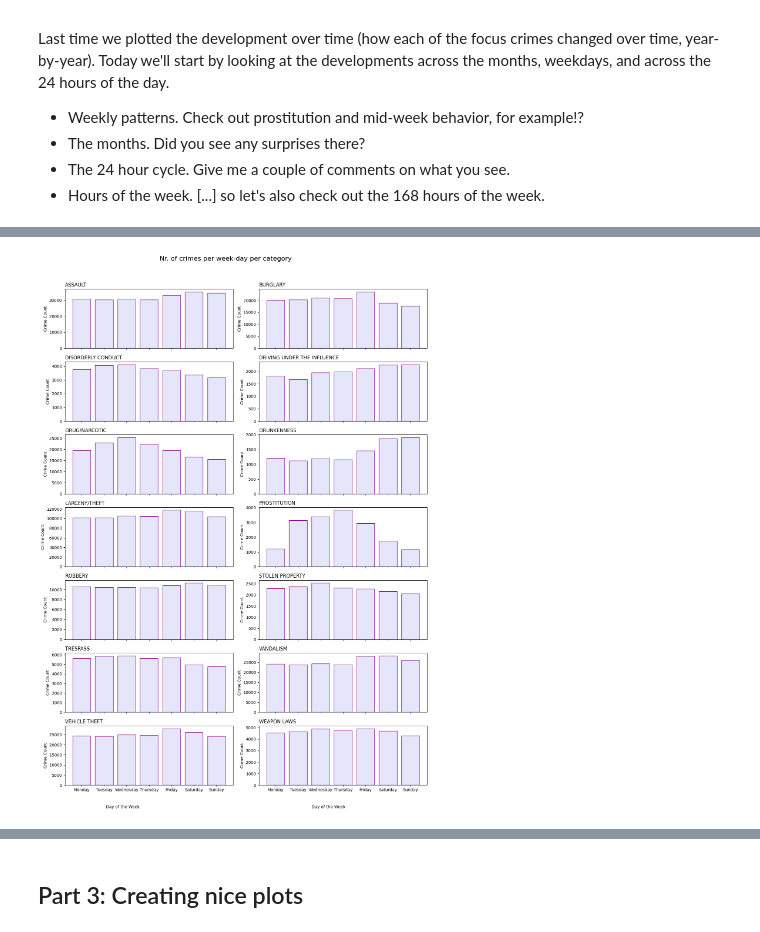
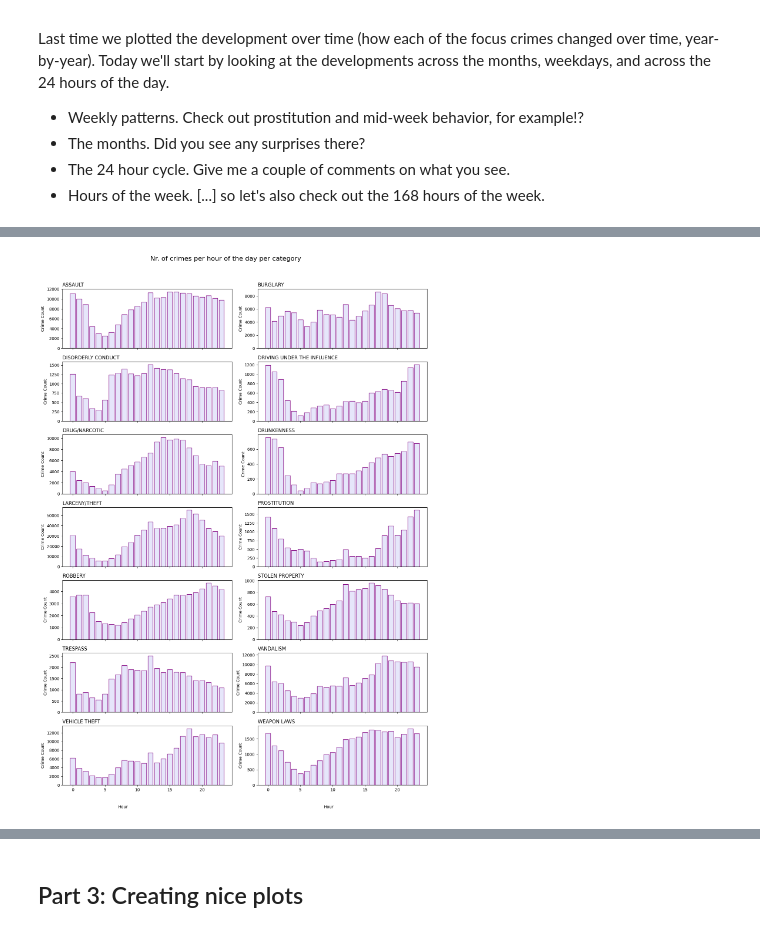
Before and after one commit to AleksandarLukic96/02806_Social_Data, a Jupyter notebook: notebooks/W2_Paula.ipynb, the cells around one changed output, grey strips where cells are left out. Saved outputs shown, nothing was run; the diff lists cells and outputs as text; code cells hidden in the pictures.

```diff
--- a/notebooks/W2_Paula.ipynb
+++ b/notebooks/W2_Paula.ipynb
@@ -230,46 +323,39 @@ Last time we plotted the development over time (how each of the focus crimes cha
 # %%
-# Weekly patterns
+# Hourly patterns
 
-import matplotlib.pyplot as plt
-import pandas as pd
-import os
-
-# Load the DataFrame from the saved CSV file
-data_path = os.path.abspath(os.path.join(os.pardir, "data"))
-cleaned_data_path = os.path.join(data_path, "Police_Department_Incident_Reports_Complete.csv")
-df = pd.read_csv(cleaned_data_path)
+import numpy as np
 
 # Define the order of the days of the week
-days_of_week = ['Monday', 'Tuesday', 'Wednesday', 'Thursday', 'Friday', 'Saturday', 'Sunday']
+hours = np.array(range(24))
 
 # Group by category and day of the week, then count occurrences
-weekly_patterns = df.groupby(['Category', 'Day of Week']).size().unstack().reindex(columns=days_of_week)
+hourly_patterns = df_focus.groupby(['Category', 'Hour']).size().unstack().reindex(columns=hours, fill_value=0)
 
 # Plot weekly patterns for each crime
 fig, axs = plt.subplots(7, 2, figsize=(14, 20), sharex=True)
 
 # Flatten the axs array for easy iteration
 axs = axs.flatten()
 
-for i, (category, counts) in enumerate(weekly_patterns.iterrows()):
-    axs[i].bar(days_of_week, counts, color='lavender', edgecolor='purple')
+for i, (category, counts) in enumerate(hourly_patterns.iterrows()):
+    axs[i].bar(hours, counts, color='lavender', edgecolor='purple')
     axs[i].set_title(category, loc='left')
     axs[i].set_ylabel('Crime Count')
 
 # Hide any unused subplots
 for j in range(i + 1, len(axs)):
     fig.delaxes(axs[j])
 
 # Add general title
-fig.suptitle('Nr. of crimes per week-day per category', fontsize=16)
+fig.suptitle('Nr. of crimes per hour of the day per category', fontsize=16)
 
 # Add common x-labels
-fig.text(0.25, 0.04, 'Day of the Week', ha='center')
-fig.text(0.75, 0.04, 'Day of the Week', ha='center')
+fig.text(0.25, 0.04, 'Hour', ha='center')
+fig.text(0.75, 0.04, 'Hour', ha='center')
 
 # Adjust layout
 plt.tight_layout(rect=[0.04, 0.06, 1, 0.96])
 plt.show()
 # %% [output]
-[figure, old version]
+[figure, new version]
 # %%
```
Also changed, not shown: parts of 11 cells of this notebook.
